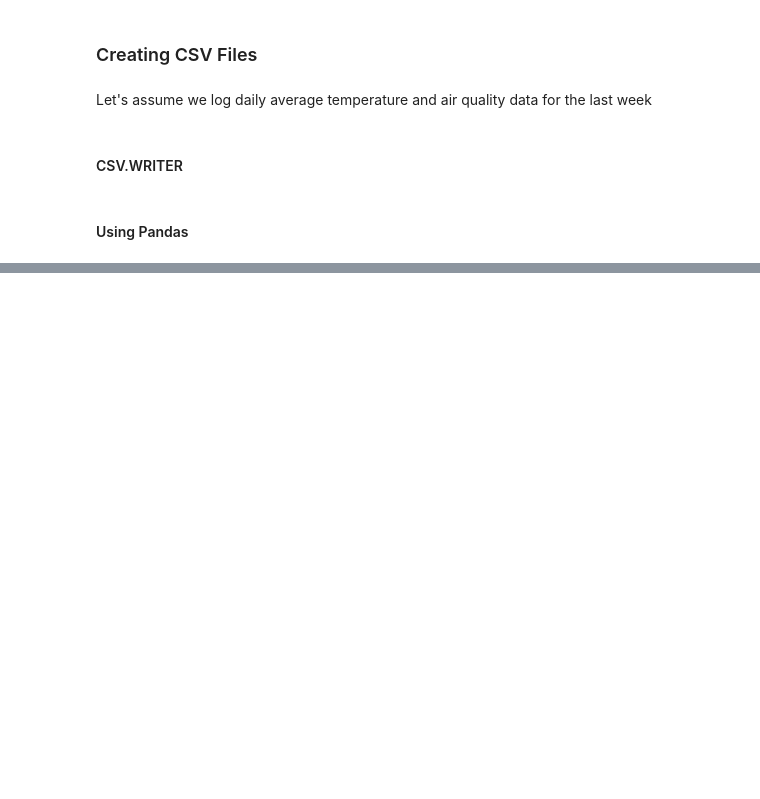
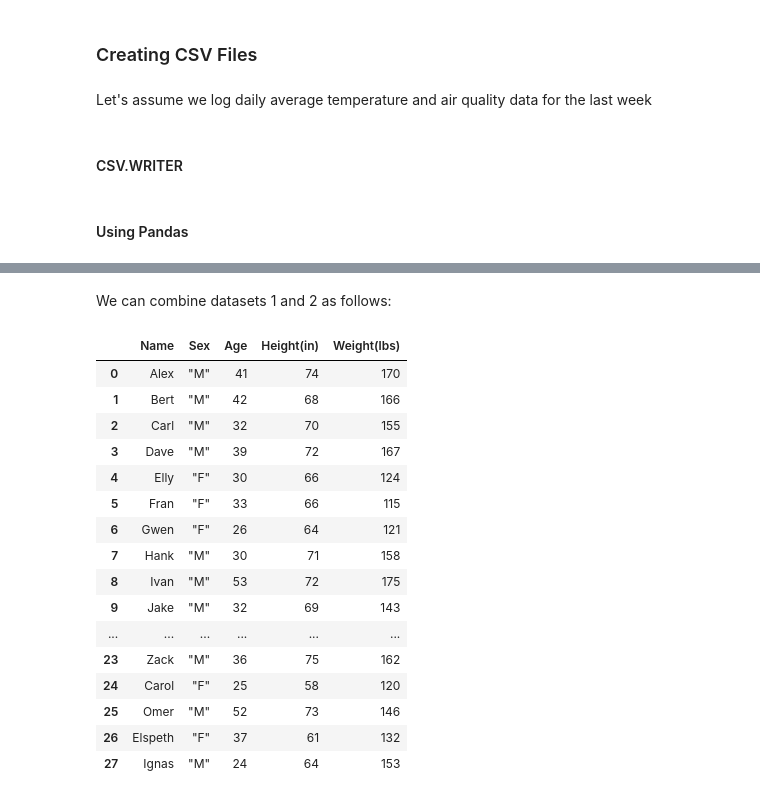
Before and after one commit to alexandrosmak/Data-Analysis, a Jupyter notebook: Accessing and Creating Files with Python.ipynb, the cells around one changed output, grey strips where cells are left out. Cells and saved outputs as stored; diff of their text form; code cells hidden in the pictures; blank space fills up the shorter version.

```diff
--- a/Accessing and Creating Files with Python.ipynb
+++ b/Accessing and Creating Files with Python.ipynb
@@ -94,0 +112,3 @@ df.to_csv('Bio.csv', index=False)
+# %%
+dataset2 = pd.read_csv('extrabiostats.csv', ',')
+dataset2.head()
@@ -94,0 +122,24 @@ df.to_csv('Bio.csv', index=False)
+# %% [markdown]
+We can combine datasets 1 and 2 as follows:
+# %%
+datacombined = pd.concat([dataset1, dataset2], ignore_index = True ) # ingore_index allows us to label our indices from
+                                                                     # 0 to n-1, where n is the total sample number
+datacombined
+# %% [output]
+|  | Name | Sex | Age | Height(in) | Weight(lbs) |
+| 0 | Alex | "M" | 41 | 74 | 170 |
+| 1 | Bert | "M" | 42 | 68 | 166 |
+| 2 | Carl | "M" | 32 | 70 | 155 |
+| 3 | Dave | "M" | 39 | 72 | 167 |
+| 4 | Elly | "F" | 30 | 66 | 124 |
+| 5 | Fran | "F" | 33 | 66 | 115 |
+| 6 | Gwen | "F" | 26 | 64 | 121 |
+| 7 | Hank | "M" | 30 | 71 | 158 |
+| 8 | Ivan | "M" | 53 | 72 | 175 |
+| 9 | Jake | "M" | 32 | 69 | 143 |
+| ... | ... | ... | ... | ... | ... |
+| 23 | Zack | "M" | 36 | 75 | 162 |
+| 24 | Carol | "F" | 25 | 58 | 120 |
+| 25 | Omer | "M" | 52 | 73 | 146 |
+| 26 | Elspeth | "F" | 37 | 61 | 132 |
+| 27 | Ignas | "M" | 24 | 64 | 153 |
```
Also changed, not shown: parts of 11 cells of this notebook.
